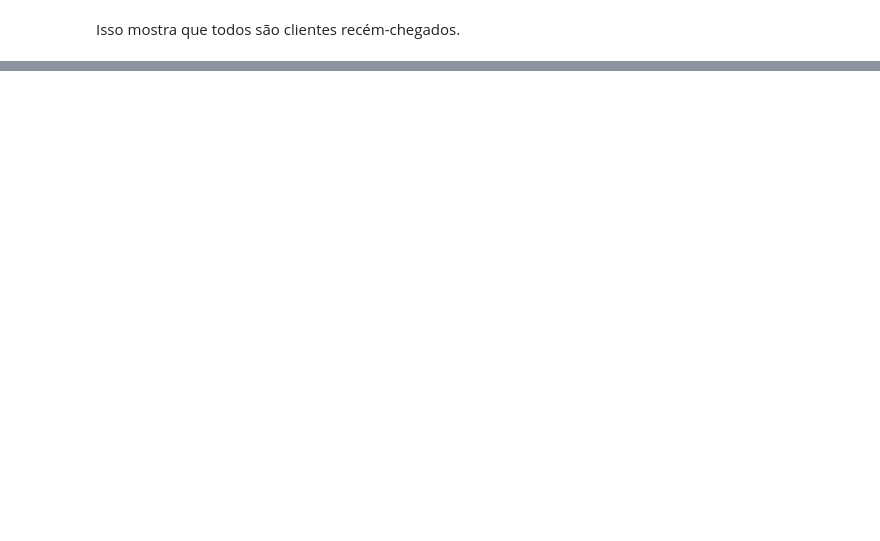
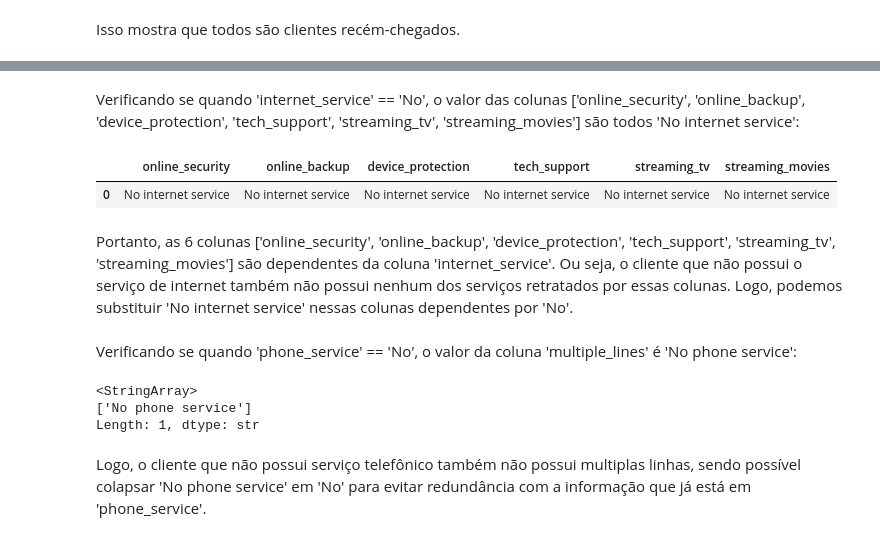
Before and after one commit to judonato/churn-telecom, a Jupyter notebook: notebook_eda.ipynb, the cells around one changed output, grey strips where cells are left out. Drawn from its saved outputs; the diff is of its cells as text; code cells hidden in the pictures; blank space fills up the shorter version.

```diff
--- a/notebook_eda.ipynb
+++ b/notebook_eda.ipynb
@@ -31,0 +42,12 @@ memory usage: 1.1 MB
+# %%
+import re
+
+def to_snake_case(col):
+    return re.sub(r'(?<!^)(?=[A-Z])', '_', col).lower()
+
+df.columns = [to_snake_case(c) for c in df.columns]
+
+df = df.rename(columns={'streaming_t_v': 'streaming_tv'})
+
+
+df.columns
@@ -59,6 +95,6 @@ Portanto, a estratégia adequada para tratar as linhas com string vazia em 'Tota
 # %%
-df['TotalCharges'] = df['TotalCharges'].replace(' ', '0')
-df['TotalCharges'] = pd.to_numeric(df['TotalCharges'])
+df['total_charges'] = df['total_charges'].replace(' ', '0')
+df['total_charges'] = pd.to_numeric(df['total_charges'])
 # %%
 df.info()
 # %% [output]
@@ -121,0 +191,9 @@ Verificando a proporção de clientes que cancelaram vs que não cancelaram.
+# %% [markdown]
+Verificando se quando 'internet_service' == 'No', o valor das colunas ['online_security', 'online_backup', 'device_protection', 'tech_support', 'streaming_tv', 'streaming_movies'] são todos 'No internet service':
+# %%
+df[df['internet_service'] == 'No'][['online_security', 'online_backup', 'device_protection', 'tech_support', 'streaming_tv', 'streaming_movies']].apply(lambda col: col.unique())
+# %% [output]
+|  | online_security | online_backup | device_protection | tech_support | streaming_tv | streaming_movies |
+| 0 | No internet service | No internet service | No internet service | No internet service | No internet service | No internet service |
+# %% [markdown]
+Portanto, as 6 colunas ['online_security', 'online_backup', 'device_protection', 'tech_support', 'streaming_tv', 'streaming_movies'] são dependentes da coluna 'internet_service'. Ou seja, o cliente que não possui o serviço de internet também não possui nenhum dos serviços retratados por essas colunas. Logo, podemos substituir 'No internet service' nessas colunas dependentes por 'No'.
@@ -121,0 +205,10 @@ Verificando a proporção de clientes que cancelaram vs que não cancelaram.
+# %% [markdown]
+Verificando se quando 'phone_service' == 'No', o valor da coluna 'multiple_lines' é 'No phone service':
+# %%
+df[df['phone_service'] == 'No']['multiple_lines'].unique()
+# %% [output]
+<StringArray>
+['No phone service']
+Length: 1, dtype: str
+# %% [markdown]
+Logo, o cliente que não possui serviço telefônico também não possui multiplas linhas, sendo possível colapsar 'No phone service' em 'No' para evitar redundância com a informação que já está em 'phone_service'.
```
Also changed, not shown: parts of 66 cells of this notebook.
